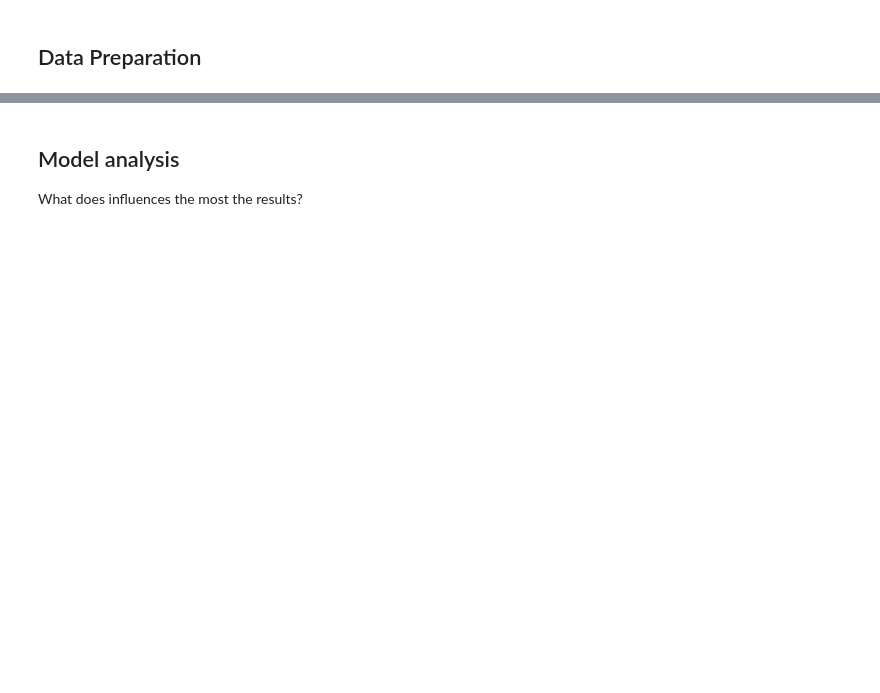
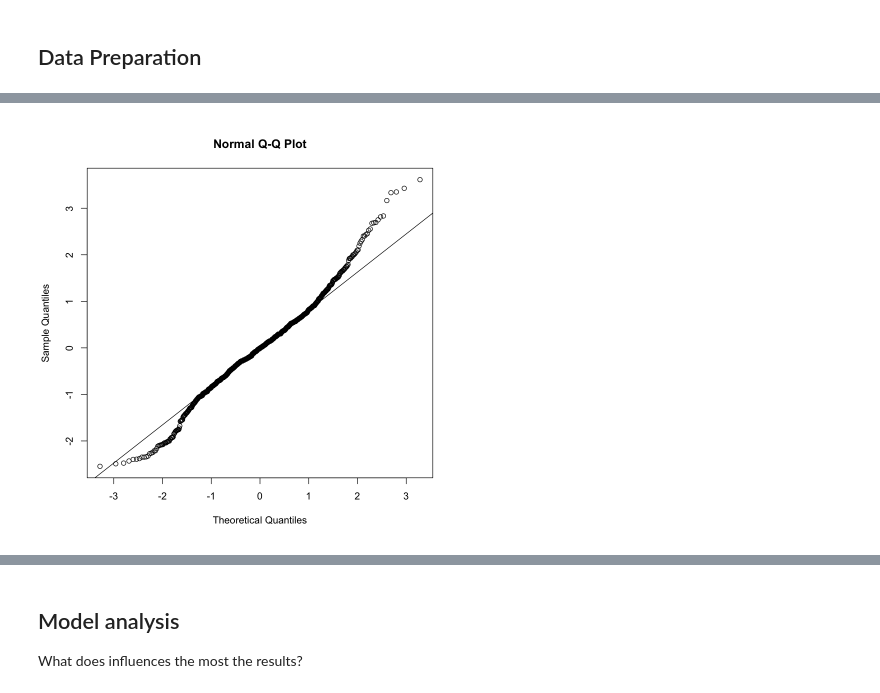
Before and after one commit to scerioli/Global-Preferences-Survey, a Jupyter notebook: ExtendedAnalysis/ExplorationAnalysis.ipynb, the cells around one changed output, grey strips where cells are left out. Saved outputs shown, nothing was run; the diff lists cells and outputs as text; code cells hidden in the pictures; blank space fills up the shorter version.

```diff
--- a/ExtendedAnalysis/ExplorationAnalysis.ipynb
+++ b/ExtendedAnalysis/ExplorationAnalysis.ipynb
@@ -51,0 +88,5 @@ dataComplete[, trustRaw := as.factor(trust)]
+# %%
+qqnorm(models[["risktaking"]][["Italy"]]$residuals)
+qqline(models[["risktaking"]][["Italy"]]$residuals)
+# %% [output]
+[figure, added]
```
Also changed, not shown: parts of 31 cells of this notebook, 4 other files.
